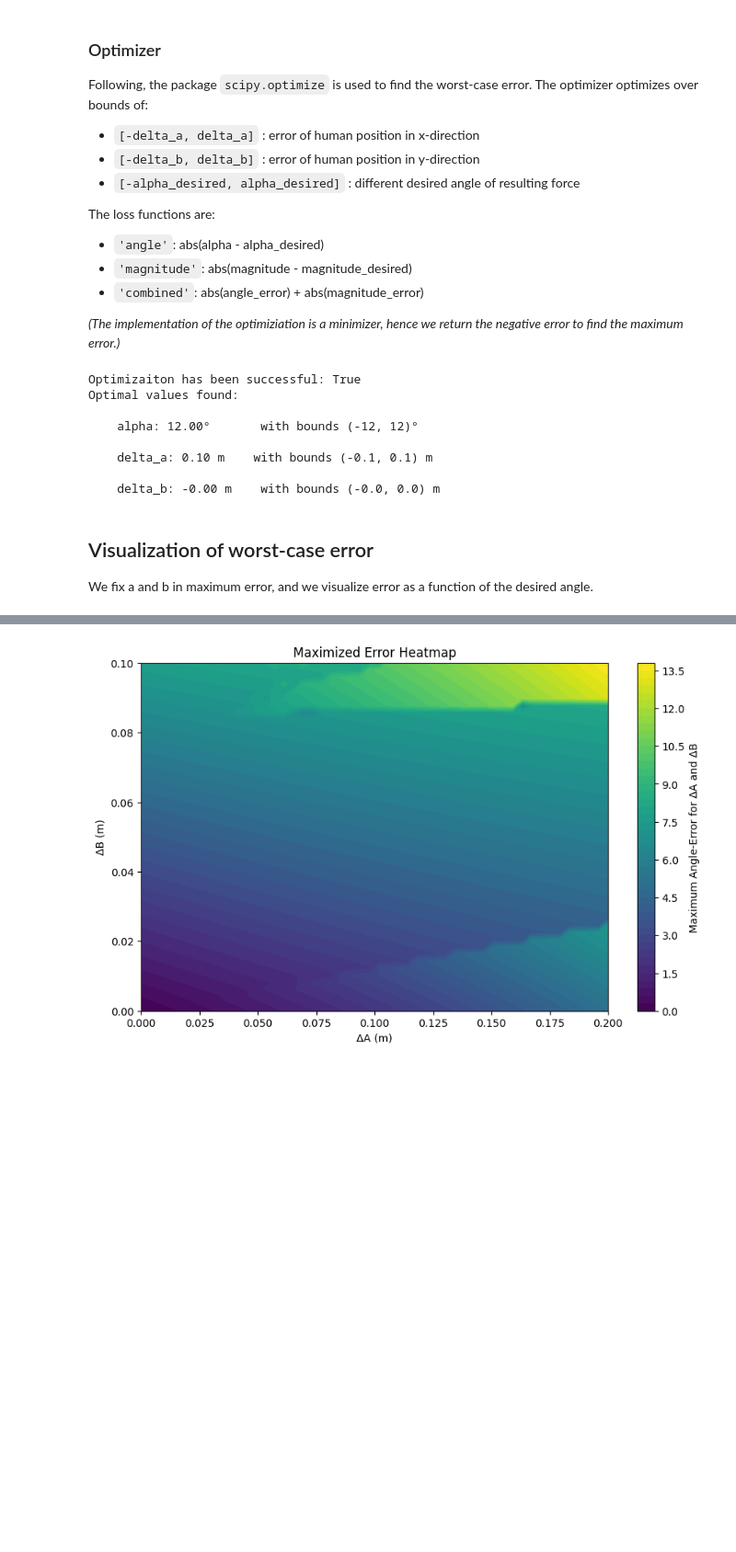
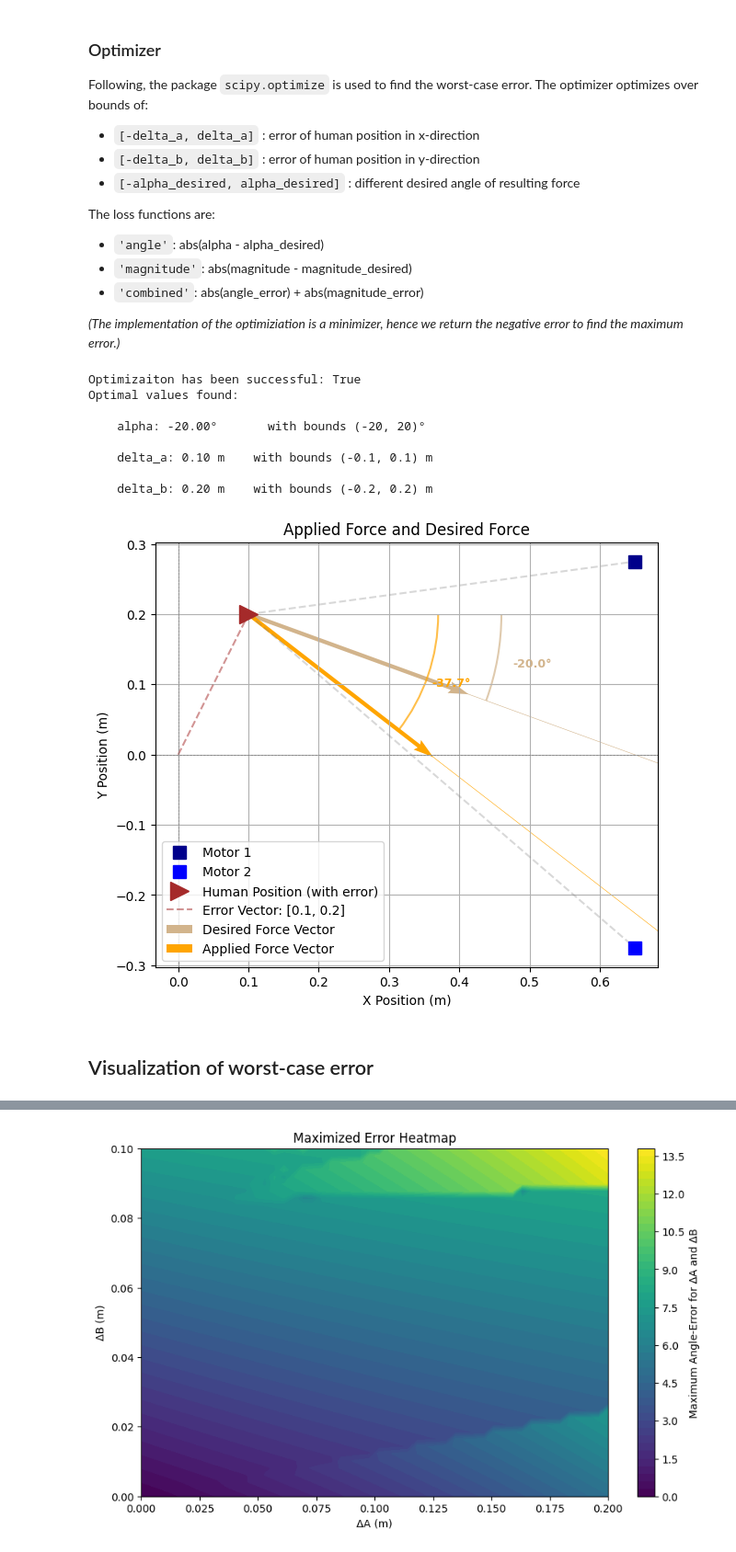
Before and after one commit to Maexerich/error_calculation, a Jupyter notebook: error_calculation.ipynb, the cells around one changed output, grey strips where cells are left out. Shown at 92% size. Saved outputs shown, nothing was run; the diff lists cells and outputs as text; code cells hidden in the pictures; blank space fills up the shorter version.

Commit message:
Made some structural changes and added another plotting function.

```diff
--- a/error_calculation.ipynb
+++ b/error_calculation.ipynb
@@ -1046,7 +1177,7 @@ def heatmap(model: ForceModel, f_desired_magnitude: float, alpha_desired: float,
 f_desired_magnitude = 50
 alpha_desired = 20        # Angle bounds go from (-alpha_desired, alpha_desired) in degrees.
 delta_a = 0.1            # Error bounds in x-direction in meters.
-delta_b = 0.0            # Error bounds in y-direction in meters.
+delta_b = 0.2            # Error bounds in y-direction in meters.
 
 model = ForceModel(a=0.65, b=0.45, w=0.35)
 # %% [markdown]
@@ -1079,11 +1210,18 @@ result = maximize_error(model,
 Optimizaiton has been successful: True
 Optimal values found:
 
-    alpha: 12.00°       with bounds (-12, 12)°
+    alpha: -20.00°       with bounds (-20, 20)°
 
     delta_a: 0.10 m    with bounds (-0.1, 0.1) m
 
-    delta_b: -0.00 m    with bounds (-0.0, 0.0) m
+    delta_b: 0.20 m    with bounds (-0.2, 0.2) m
+# %%
+plot_vectors(model,
+             f_desired=model.f_desired_from_angle_and_magnitude(result.x[0], f_desired_magnitude),
+             delta_a=result.x[1],
+             delta_b=result.x[2]
+             )
+# %% [output]
+[figure, added]
 # %% [markdown]
 ## Visualization of worst-case error
-We fix a and b in maximum error, and we visualize error as a function of the desired angle.
```
Also changed, not shown: parts of 9 cells of this notebook.
